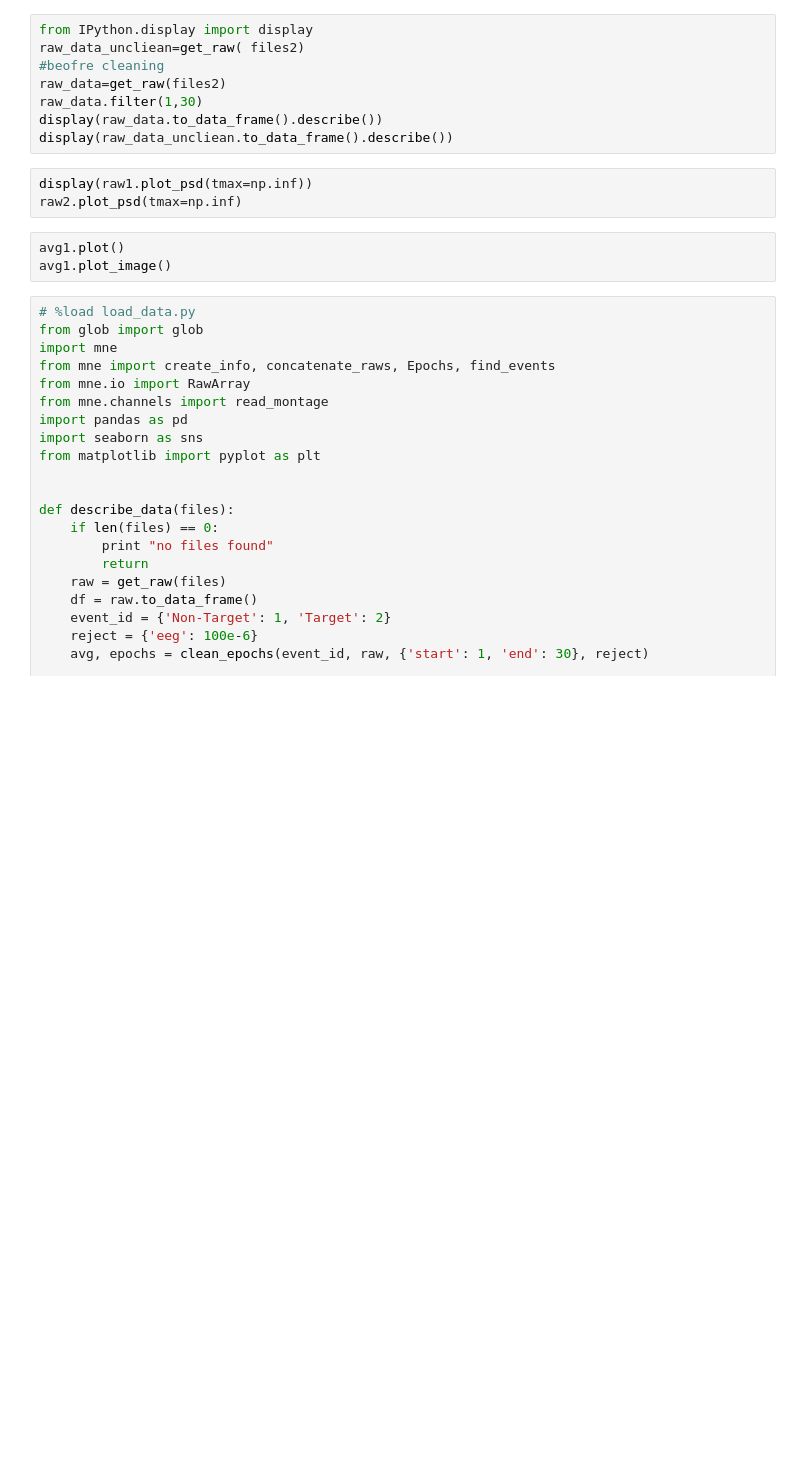
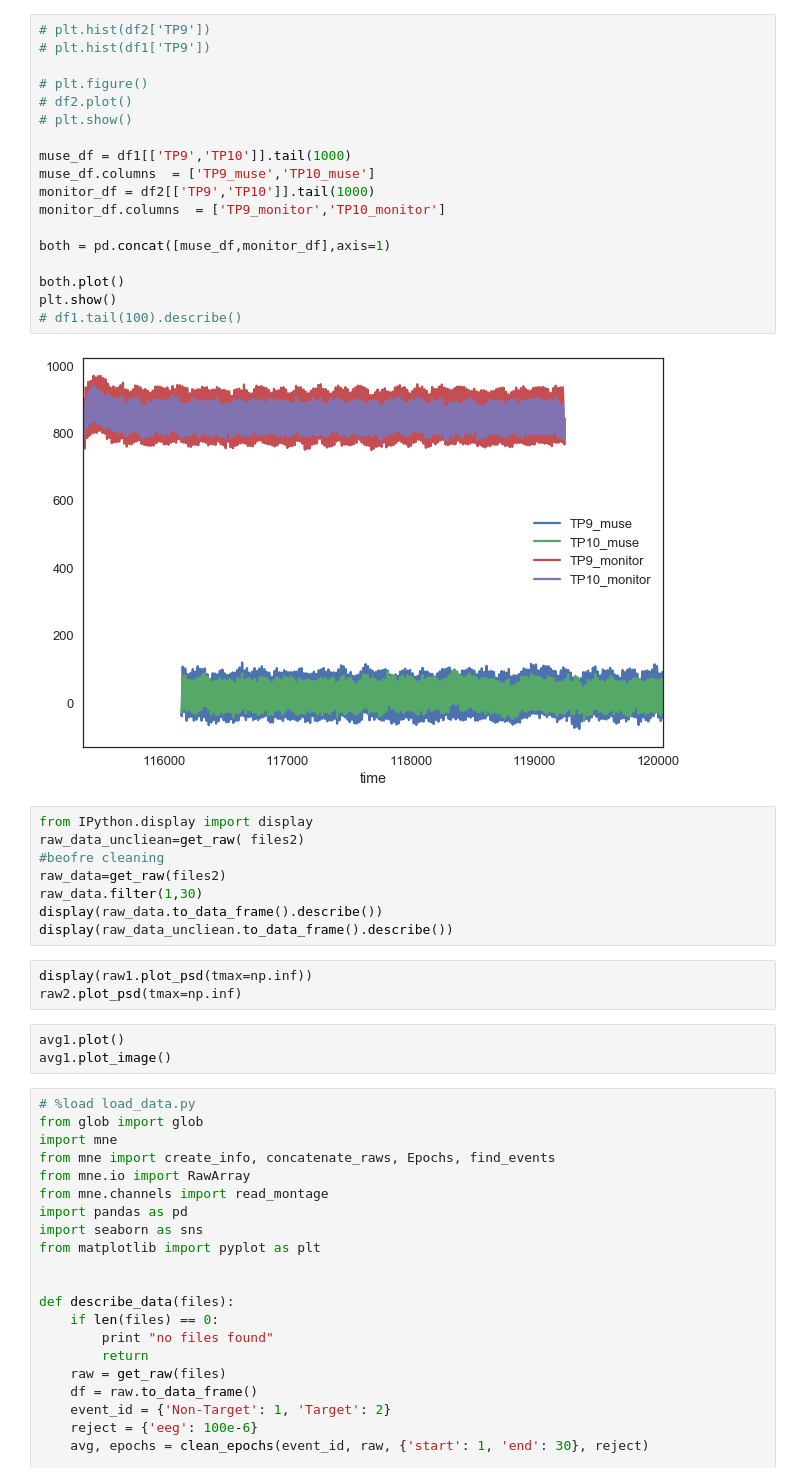
Before and after one commit to shirans/eeg-processing, a Jupyter notebook: process-data/compare-eeg-datasets.ipynb, the cells around one changed output. Drawn from its saved outputs; the diff is of its cells as text; blank space fills up the shorter version.

```diff
--- a/process-data/compare-eeg-datasets.ipynb
+++ b/process-data/compare-eeg-datasets.ipynb
@@ -60,3 +53,23 @@ display(df2.describe() - df1.describe())
+# %%
+# plt.hist(df2['TP9'])
+# plt.hist(df1['TP9'])
+
+# plt.figure()
+# df2.plot()
+# plt.show()
+
+muse_df = df1[['TP9','TP10']].tail(1000)
+muse_df.columns  = ['TP9_muse','TP10_muse']
+monitor_df = df2[['TP9','TP10']].tail(1000)
+monitor_df.columns  = ['TP9_monitor','TP10_monitor']
+
+both = pd.concat([muse_df,monitor_df],axis=1)
+
+both.plot()
+plt.show()
+# df1.tail(100).describe()
+# %% [output]
+[figure, added]
 # %%
 from IPython.display import display
 raw_data_uncliean=get_raw( files2)
```
Also changed, not shown: parts of 2 cells of this notebook, 10 other files.
